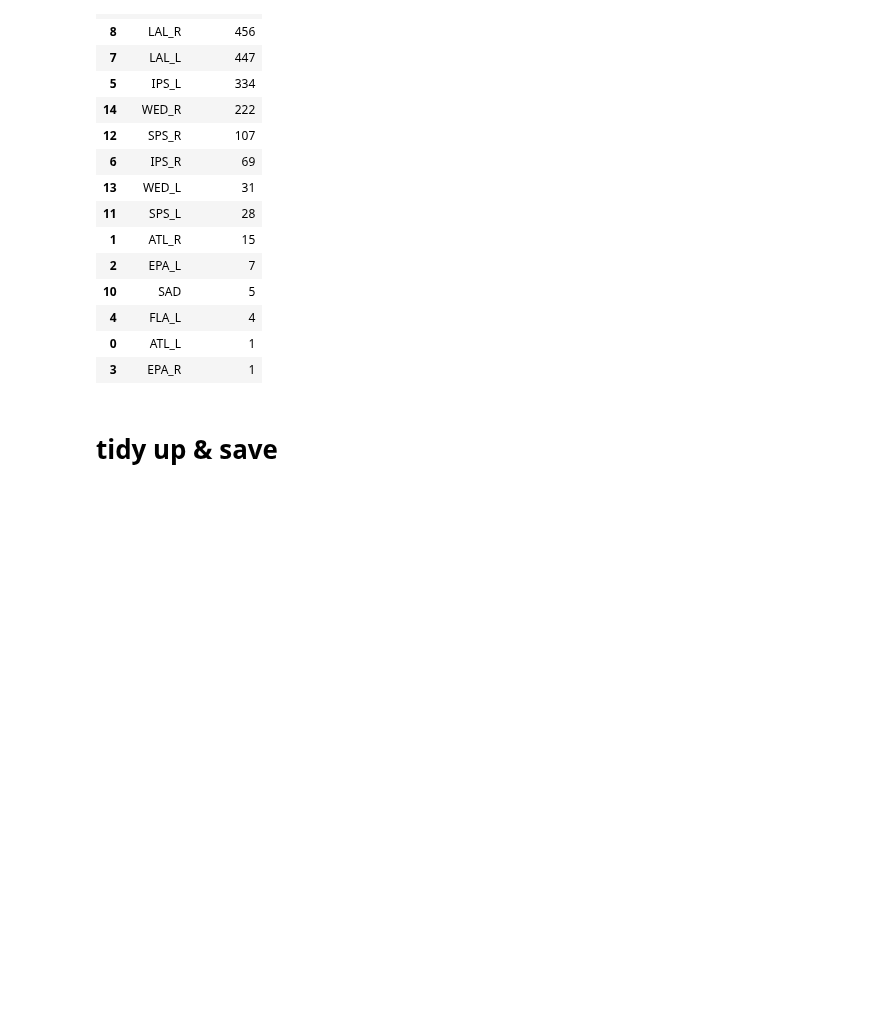
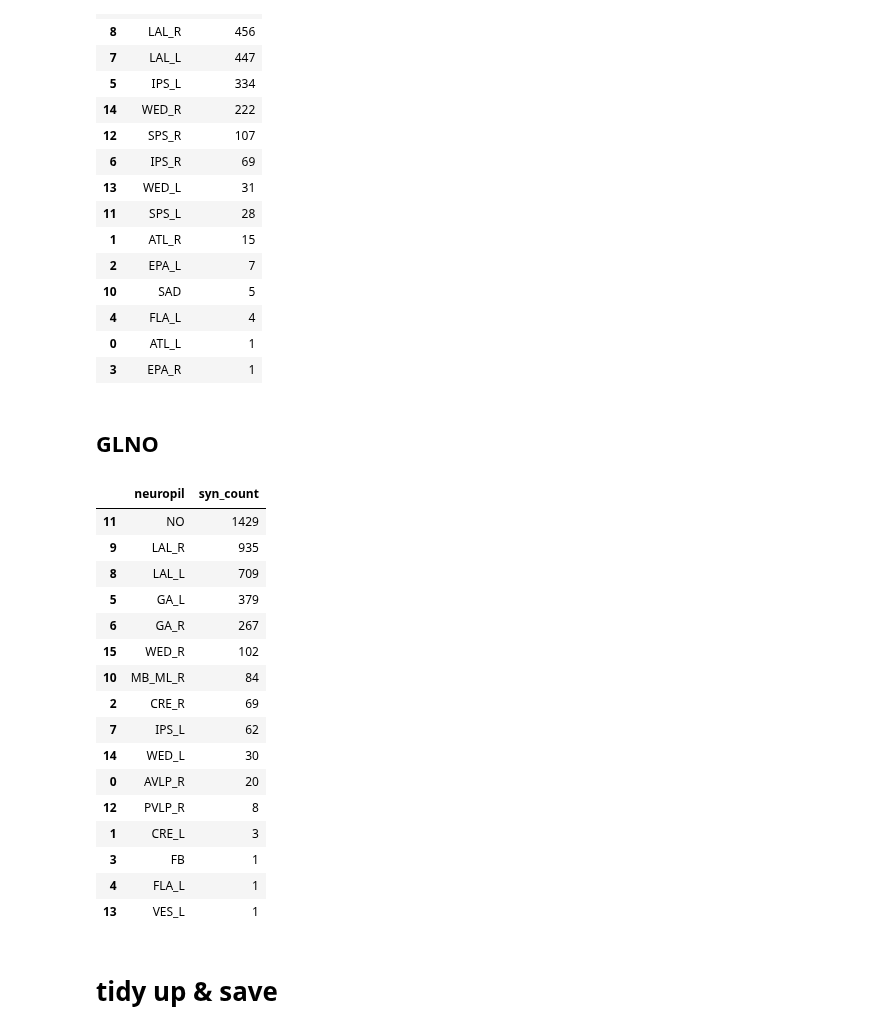
Before and after one commit to YijieYin/connectome_data_prep, a Jupyter notebook: adult_prepare_connectome_cb_neuron_no_CX_axonic_postsynapses.ipynb, the cells around one changed output. Saved outputs shown, nothing was run; the diff lists cells and outputs as text; code cells hidden in the pictures; blank space fills up the shorter version.

```diff
--- a/adult_prepare_connectome_cb_neuron_no_CX_axonic_postsynapses.ipynb
+++ b/adult_prepare_connectome_cb_neuron_no_CX_axonic_postsynapses.ipynb
@@ -666,3 +667,27 @@ conn[conn.post_type.str.contains('LPsP')].groupby('neuropil').syn_count.sum(
 # remove input in PB for LPsP
 conn = conn[(~conn.post_type.str.contains('LPsP')) | (
     conn.post_type.str.contains('LPsP') & ~conn.neuropil.isin(['PB']))]
+# %% [markdown]
+## GLNO
+# %%
+# neuropils for postsynapses of GLNO
+conn[conn.post_type.str.contains('GLNO')].groupby('neuropil').syn_count.sum(
+).reset_index().sort_values('syn_count', ascending=False)
+# %% [output]
+|  | neuropil | syn_count |
+| 11 | NO | 1429 |
+| 9 | LAL_R | 935 |
+| 8 | LAL_L | 709 |
+| 5 | GA_L | 379 |
+| 6 | GA_R | 267 |
+| 15 | WED_R | 102 |
+| 10 | MB_ML_R | 84 |
+| 2 | CRE_R | 69 |
+| 7 | IPS_L | 62 |
+| 14 | WED_L | 30 |
+| 0 | AVLP_R | 20 |
+| 12 | PVLP_R | 8 |
+| 1 | CRE_L | 3 |
+| 3 | FB | 1 |
+| 4 | FLA_L | 1 |
+| 13 | VES_L | 1 |
```
Also changed, not shown: parts of 5 cells of this notebook, 1 other file.
